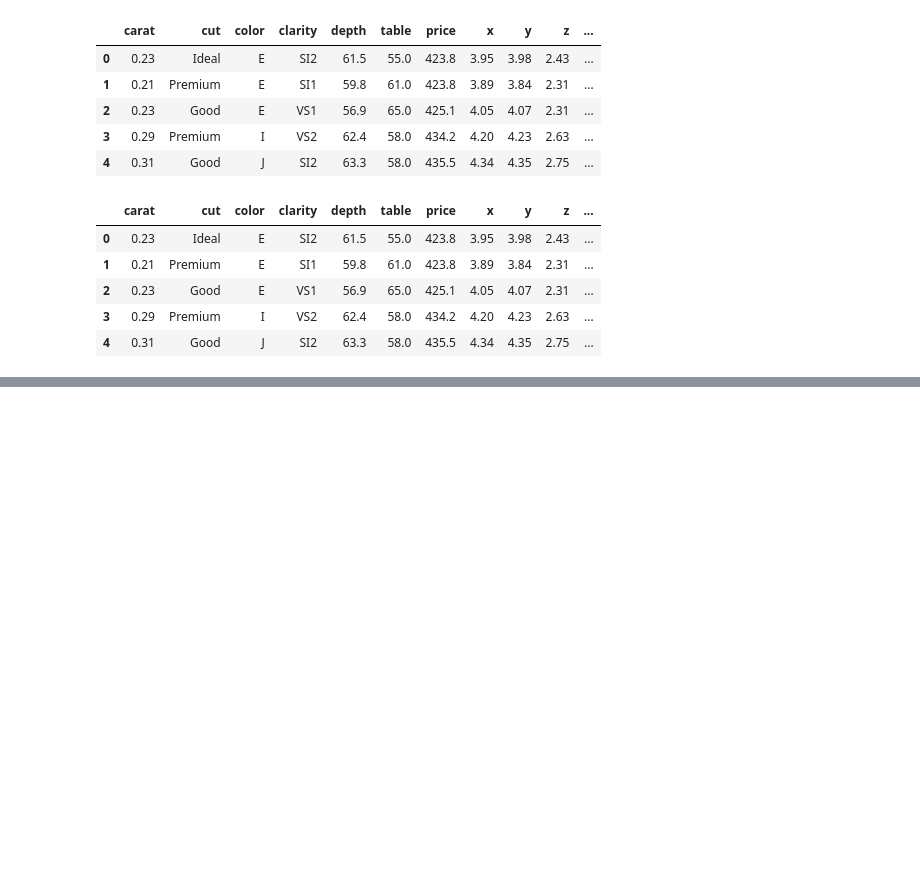
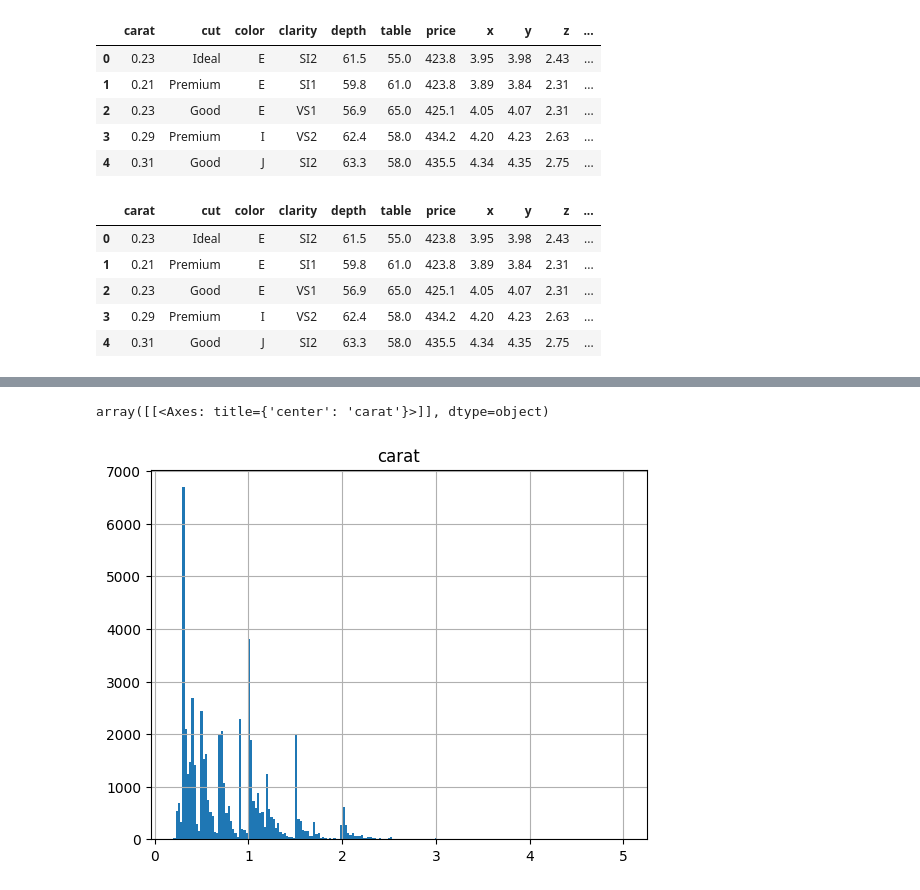
Before and after one commit to xiu-shi/DA_L7, a Jupyter notebook: L7_term2/wk2_visualization.ipynb, the cells around one changed output, grey strips where cells are left out. Drawn from its saved outputs; the diff is of its cells as text; code cells hidden in the pictures; blank space fills up the shorter version.

```diff
--- a/L7_term2/wk2_visualization.ipynb
+++ b/L7_term2/wk2_visualization.ipynb
@@ -150,0 +160,6 @@ dataset.to_csv("wk_2_dimonds_modified_in_class.csv", index = False)
+# %%
+# Histograms with bins ( bigger bin value the more details will show )
+dataset.hist(column = "carat", bins = 200)
+# %% [output]
+array([[<Axes: title={'center': 'carat'}>]], dtype=object)
+[figure, added]
```
Also changed, not shown: parts of 7 cells of this notebook.
